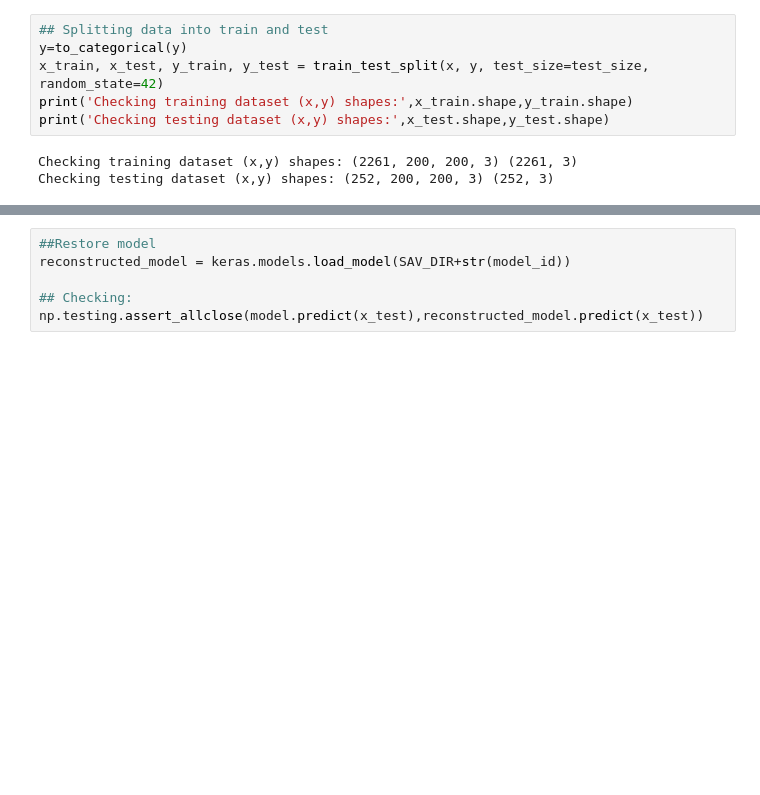
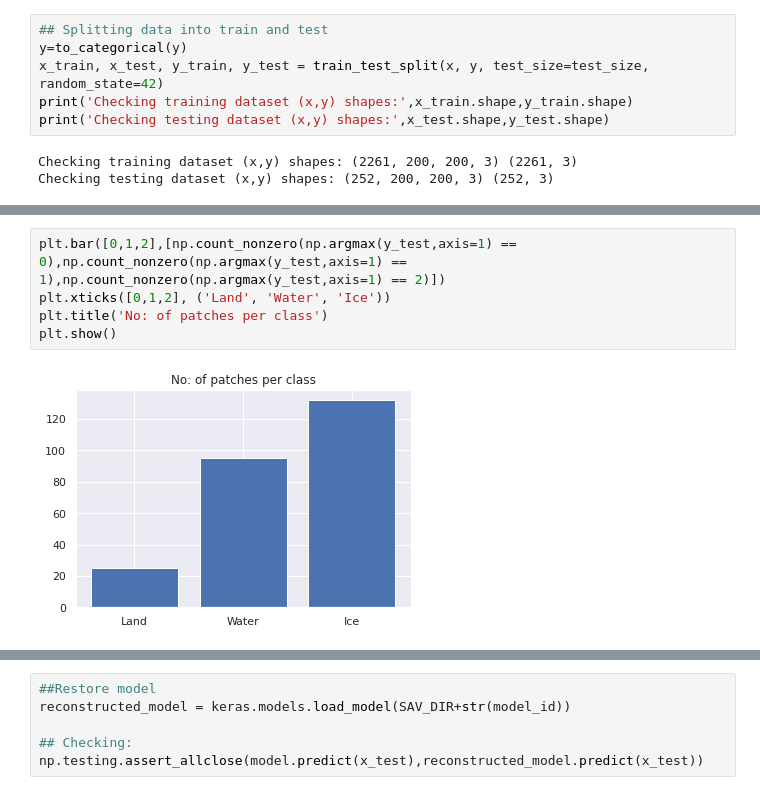
Before and after one commit to leopauly/sense-hackathon, a Jupyter notebook: SENSE_CDT_Practical_Session_Template.ipynb, the cells around one changed output, grey strips where cells are left out. Cells and saved outputs as stored; diff of their text form; blank space fills up the shorter version.

```diff
--- a/SENSE_CDT_Practical_Session_Template.ipynb
+++ b/SENSE_CDT_Practical_Session_Template.ipynb
@@ -160,3 +170,10 @@ INFO:tensorflow:Assets written to: /content/drive/MyDrive/PolarNet/1/assets
+# %%
+plt.bar([0,1,2],[np.count_nonzero(np.argmax(y_test,axis=1) == 0),np.count_nonzero(np.argmax(y_test,axis=1) == 1),np.count_nonzero(np.argmax(y_test,axis=1) == 2)])
+plt.xticks([0,1,2], ('Land', 'Water', 'Ice'))
+plt.title('No: of patches per class')
+plt.show()
+# %% [output]
+[figure, added]
 # %%
 ## Confusion metrix
 import seaborn as sn
```
Also changed, not shown: parts of 5 cells of this notebook.
